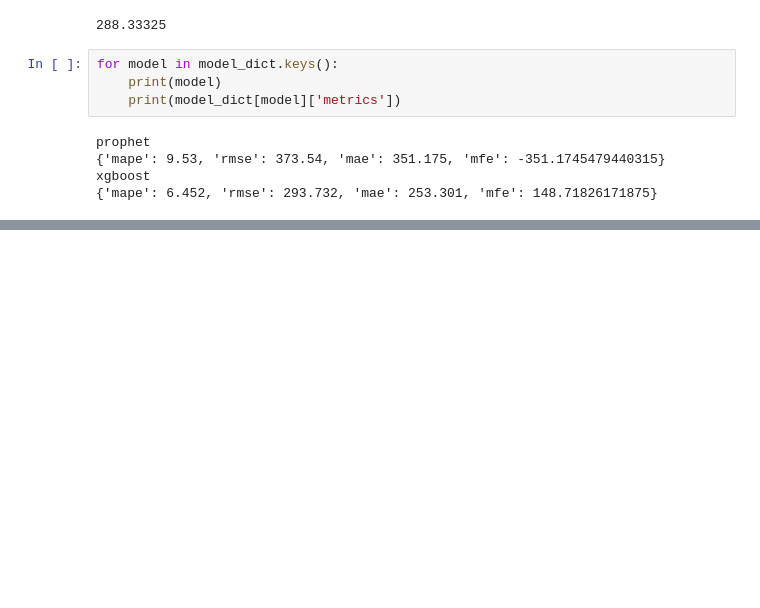
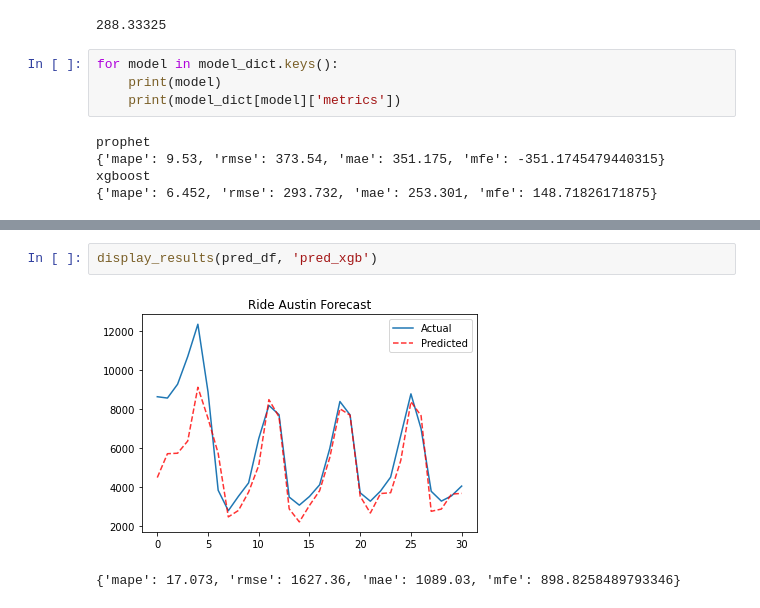
Before and after one commit to bonchae/msda-workshop, a Jupyter notebook: Ride Austin - Forecasting.ipynb, the cells around one changed output, grey strips where cells are left out. Cells and saved outputs as stored; diff of their text form; blank space fills up the shorter version.

```diff
--- a/Ride Austin - Forecasting.ipynb
+++ b/Ride Austin - Forecasting.ipynb
@@ -1082,0 +1507,5 @@ xgboost
+# %%
+display_results(pred_df, 'pred_xgb')
+# %% [output]
+[figure, added]
+{'mape': 17.073, 'rmse': 1627.36, 'mae': 1089.03, 'mfe': 898.8258489793346}
```
Also changed, not shown: parts of 24 cells of this notebook.
